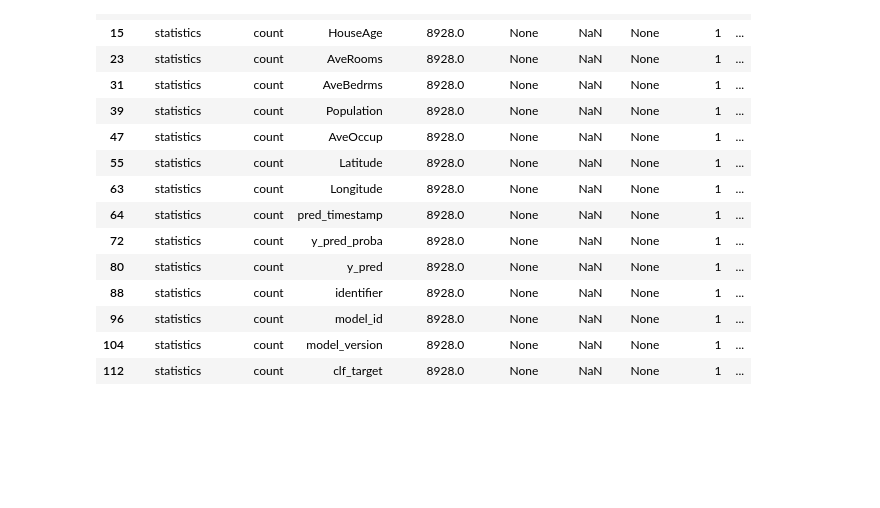
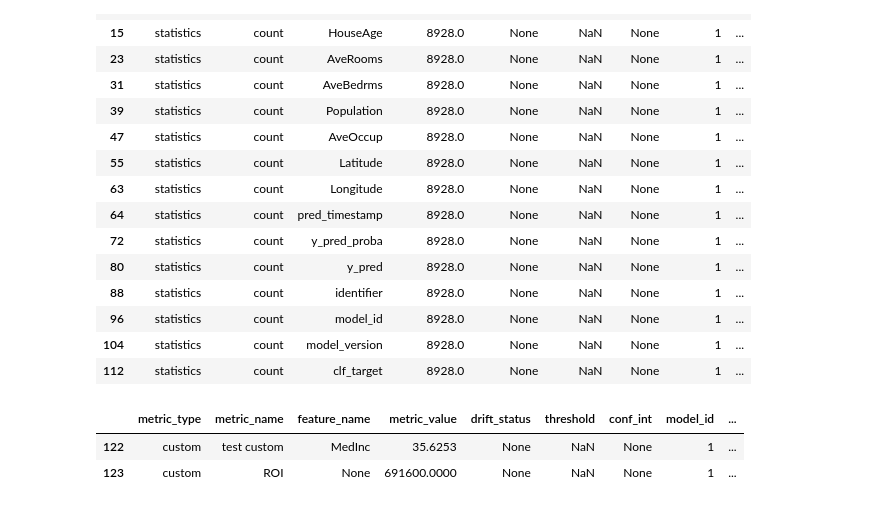
Before and after one commit to Rocket-Science-Development/pulsar_metrics, a Jupyter notebook: metric_compute_light.ipynb, the cells around one changed output. Drawn from its saved outputs; the diff is of its cells as text; code cells hidden in the pictures; blank space fills up the shorter version.

```diff
--- a/metric_compute_light.ipynb
+++ b/metric_compute_light.ipynb
@@ -227,3 +244,9 @@ results.loc[(results.metric_type=='statistics') & (results.metric_name=='count')
 | 96 | statistics | count | model_id | 8928.0 | None | NaN | None | 1 | ... |
 | 104 | statistics | count | model_version | 8928.0 | None | NaN | None | 1 | ... |
 | 112 | statistics | count | clf_target | 8928.0 | None | NaN | None | 1 | ... |
+# %%
+results.loc[(results.metric_type=='custom')]
+# %% [output]
+|  | metric_type | metric_name | feature_name | metric_value | drift_status | threshold | conf_int | model_id | ... |
+| 122 | custom | test custom | MedInc | 35.6253 | None | NaN | None | 1 | ... |
+| 123 | custom | ROI | None | 691600.0000 | None | NaN | None | 1 | ... |
```
Also changed, not shown: parts of 14 cells of this notebook, 6 other files.
